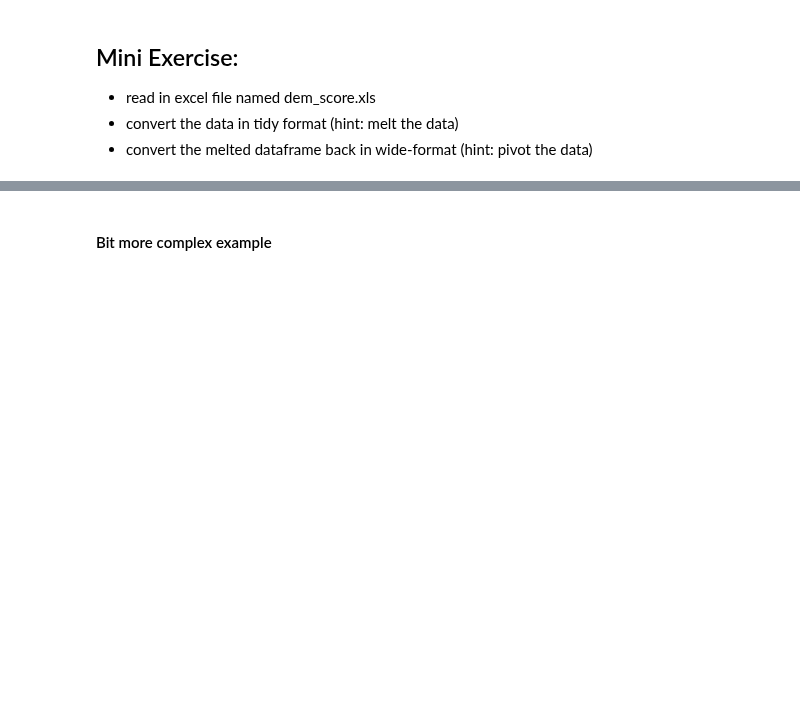
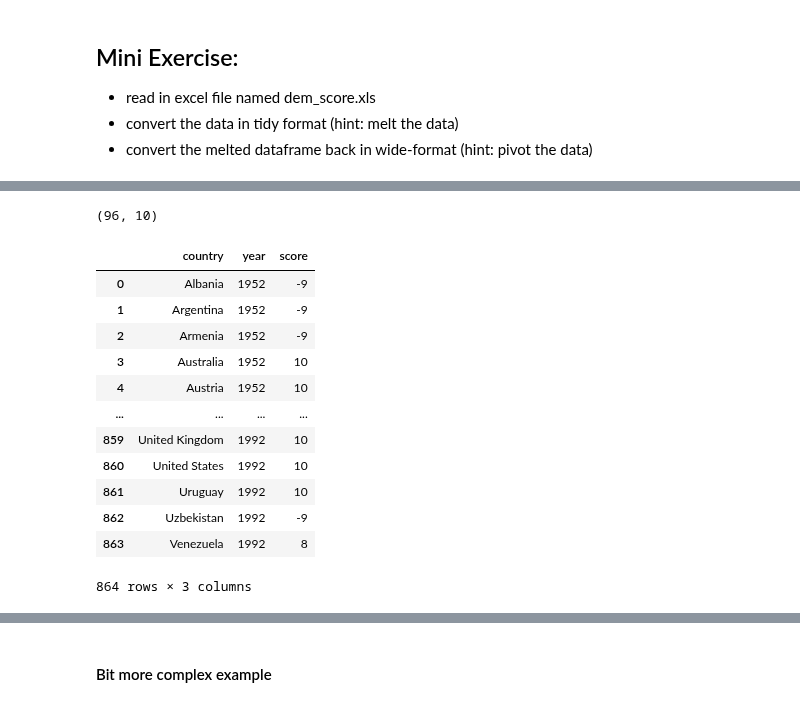
Before and after one commit to Daniel-Northcutt/classification_exercises, a Jupyter notebook: tidy_data_lesson.ipynb, the cells around one changed output, grey strips where cells are left out. Drawn from its saved outputs; the diff is of its cells as text; code cells hidden in the pictures; blank space fills up the shorter version.

```diff
--- a/tidy_data_lesson.ipynb
+++ b/tidy_data_lesson.ipynb
@@ -404,6 +442,26 @@ df.head()
 # %%
 # is the data in tidy format? What is the shape of data
+df.shape
+# %% [output]
+(96, 10)
 # %%
 # convert dataframe in 'tidy' format (hint: pd.melt)
+
+df_long = df.melt(id_vars = 'country', var_name = 'year', value_name = 'score')
+df_long
+# %% [output]
+|  | country | year | score |
+| 0 | Albania | 1952 | -9 |
+| 1 | Argentina | 1952 | -9 |
+| 2 | Armenia | 1952 | -9 |
+| 3 | Australia | 1952 | 10 |
+| 4 | Austria | 1952 | 10 |
+| ... | ... | ... | ... |
+| 859 | United Kingdom | 1992 | 10 |
+| 860 | United States | 1992 | 10 |
+| 861 | Uruguay | 1992 | 10 |
+| 862 | Uzbekistan | 1992 | -9 |
+| 863 | Venezuela | 1992 | 8 |
+864 rows × 3 columns
 # %%
 # check shape of tidy dataframe
```
Also changed, not shown: parts of 16 cells of this notebook.
